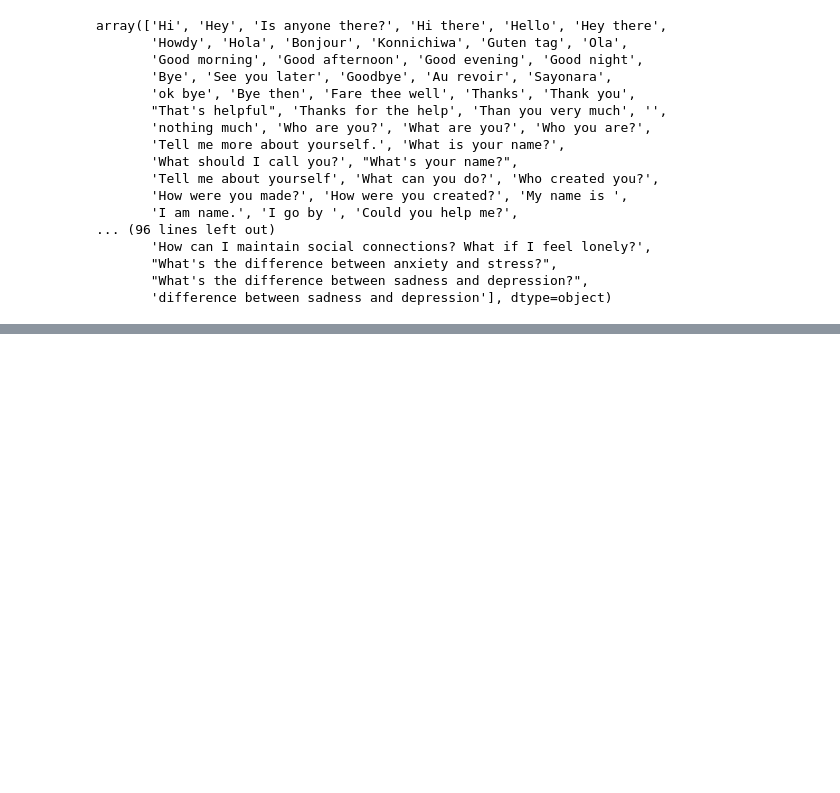
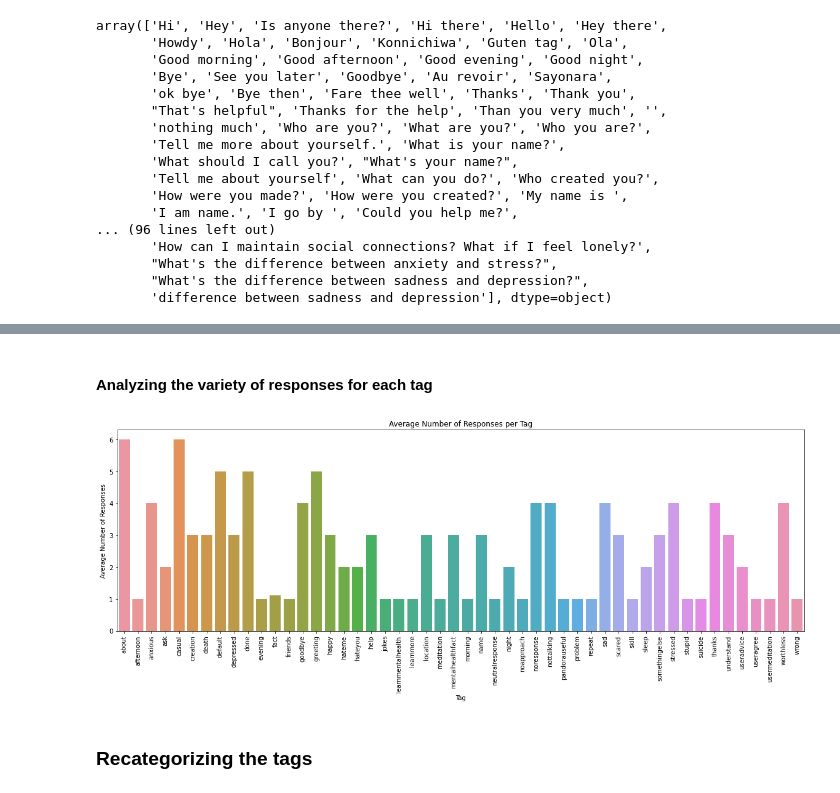
Before and after one commit to ShivangiG24/Mental-Health, a Jupyter notebook: math189-project-eda.ipynb, the cells around one changed output, grey strips where cells are left out. Drawn from its saved outputs; the diff is of its cells as text; code cells hidden in the pictures; blank space fills up the shorter version.

```diff
--- a/math189-project-eda.ipynb
+++ b/math189-project-eda.ipynb
@@ -126,0 +175,16 @@ array(['Hi', 'Hey', 'Is anyone there?', 'Hi there', 'Hello', 'Hey there',
+# %% [markdown]
+#### Analyzing the variety of responses for each tag
+# %%
+df['response_count'] = df['responses'].apply(len)
+response_per_tag = df.groupby('tag')['response_count'].mean()
+plt.figure(figsize=(20, 6))
+seaborn.barplot(x=response_per_tag.index, y=response_per_tag.values)
+plt.title('Average Number of Responses per Tag')
+plt.xlabel('Tag')
+plt.ylabel('Average Number of Responses')
+plt.xticks(rotation=90)
+plt.show()
+# %% [output]
+[figure, added]
+# %% [markdown]
+### Recategorizing the tags
```
Also changed, not shown: parts of 36 cells of this notebook.
